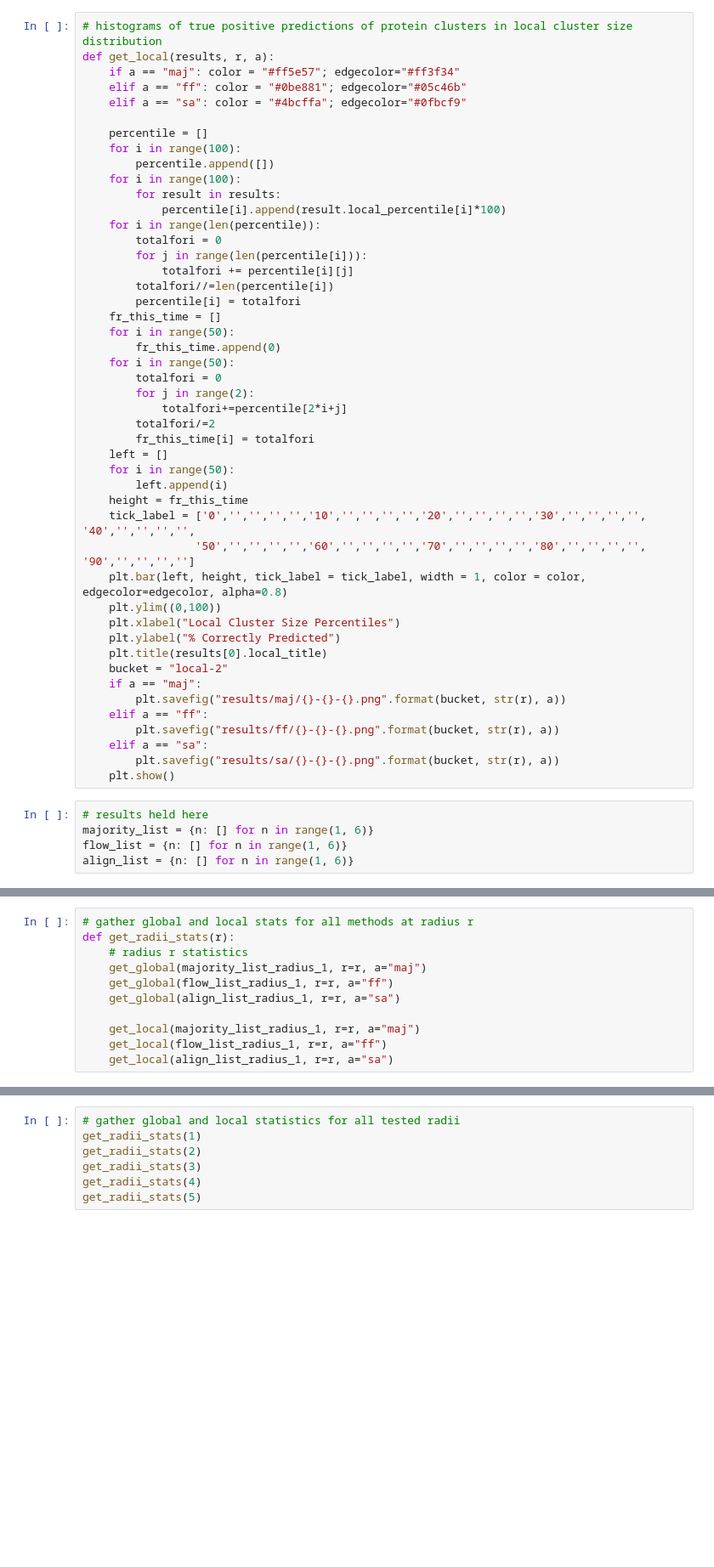
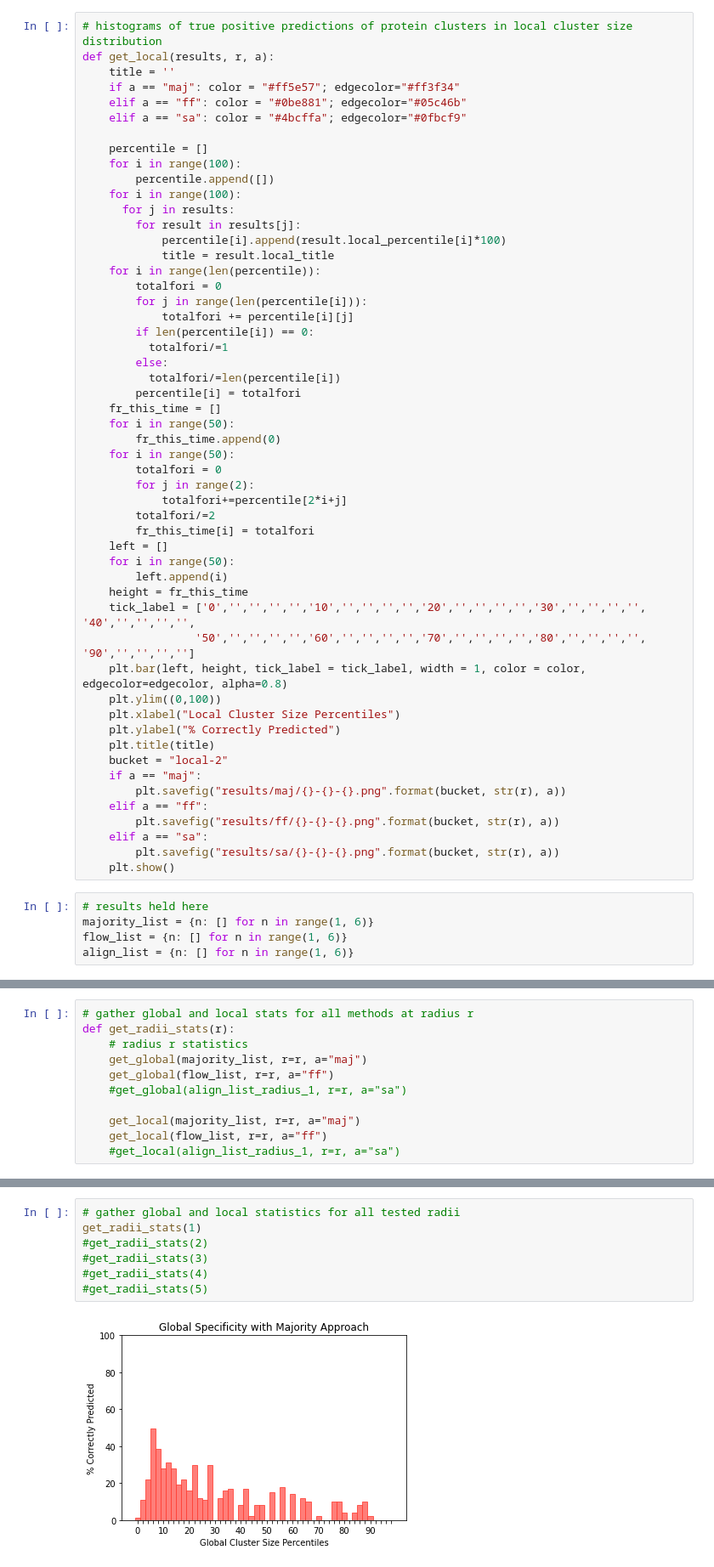
Before and after one commit to micahreich/ppi-networks, a Jupyter notebook: results.ipynb, the cells around one changed output, grey strips where cells are left out. Shown: that part at 85% size. Saved outputs shown, nothing was run; the diff lists cells and outputs as text; blank space fills up the shorter version.

```diff
--- a/results.ipynb
+++ b/results.ipynb
@@ -298,6 +306,7 @@ def get_global(results, r, a):
 # %%
 # histograms of true positive predictions of protein clusters in local cluster size distribution
 def get_local(results, r, a):
+    title = ''
     if a == "maj": color = "#ff5e57"; edgecolor="#ff3f34"
     elif a == "ff": color = "#0be881"; edgecolor="#05c46b"
     elif a == "sa": color = "#4bcffa"; edgecolor="#0fbcf9"
@@ -306,13 +315,18 @@ def get_local(results, r, a):
     for i in range(100):
         percentile.append([])
     for i in range(100):
-        for result in results:
+      for j in results:
+        for result in results[j]:
             percentile[i].append(result.local_percentile[i]*100)
+            title = result.local_title
     for i in range(len(percentile)):
         totalfori = 0
         for j in range(len(percentile[i])):
             totalfori += percentile[i][j]
-        totalfori//=len(percentile[i])
+        if len(percentile[i]) == 0:
+          totalfori/=1
+        else:
+          totalfori/=len(percentile[i])
         percentile[i] = totalfori
     fr_this_time = []
     for i in range(50):
@@ -333,7 +347,7 @@ def get_local(results, r, a):
     plt.ylim((0,100))
     plt.xlabel("Local Cluster Size Percentiles")
     plt.ylabel("% Correctly Predicted")
-    plt.title(results[0].local_title)
+    plt.title(title)
     bucket = "local-2"
     if a == "maj":
         plt.savefig("results/maj/{}-{}-{}.png".format(bucket, str(r), a))
@@ -375,12 +389,12 @@ def run_trial(r, n_iter=50):
 # gather global and local stats for all methods at radius r
 def get_radii_stats(r):
     # radius r statistics
-    get_global(majority_list_radius_1, r=r, a="maj")
-    get_global(flow_list_radius_1, r=r, a="ff")
-    get_global(align_list_radius_1, r=r, a="sa")
+    get_global(majority_list, r=r, a="maj")
+    get_global(flow_list, r=r, a="ff")
+    #get_global(align_list_radius_1, r=r, a="sa")
 
-    get_local(majority_list_radius_1, r=r, a="maj")
-    get_local(flow_list_radius_1, r=r, a="ff")
-    get_local(align_list_radius_1, r=r, a="sa")
+    get_local(majority_list, r=r, a="maj")
+    get_local(flow_list, r=r, a="ff")
+    #get_local(align_list_radius_1, r=r, a="sa")
 # %%
 # run trials for all tested radii
@@ -392,7 +427,9 @@ run_trial(5)
 # %%
 # gather global and local statistics for all tested radii
 get_radii_stats(1)
-get_radii_stats(2)
-get_radii_stats(3)
-get_radii_stats(4)
-get_radii_stats(5)
+#get_radii_stats(2)
+#get_radii_stats(3)
+#get_radii_stats(4)
+#get_radii_stats(5)
+# %% [output]
+[figure, added]
```
Also changed, not shown: parts of 11 cells of this notebook, 17 other files.
